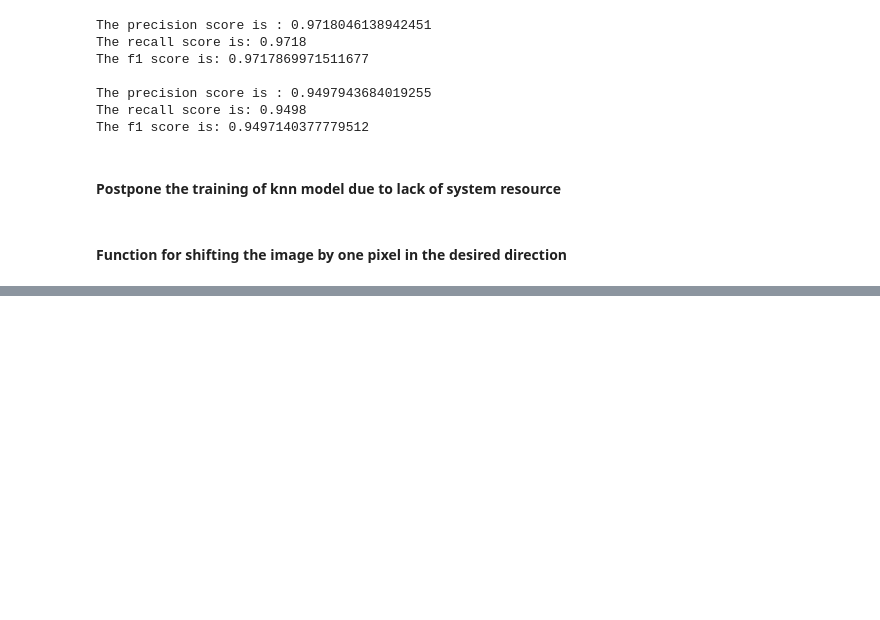
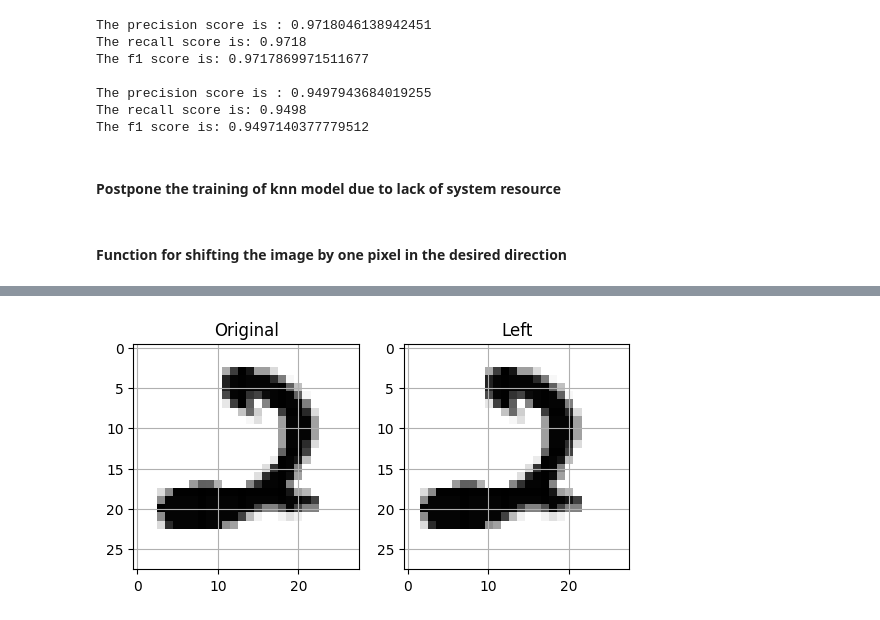
Before and after one commit to Ashmit-1/classificationDigits, a Jupyter notebook: classification.ipynb, the cells around one changed output, grey strips where cells are left out. Saved outputs shown, nothing was run; the diff lists cells and outputs as text; code cells hidden in the pictures; blank space fills up the shorter version.

```diff
--- a/classification.ipynb
+++ b/classification.ipynb
@@ -774,0 +791,12 @@ plt.show()
+# %%
+fig3 = plt.subplot(1, 2, 1)
+fig3.set_title("Original")
+show_image(X_train[1010], True)
+
+fig4 = plt.subplot(1, 2, 2)
+fig4.set_title("Left")
+show_image(new_array_left[1010], True)
+
+plt.show()
+# %% [output]
+[figure, added]
```
Also changed, not shown: parts of 5 cells of this notebook.
